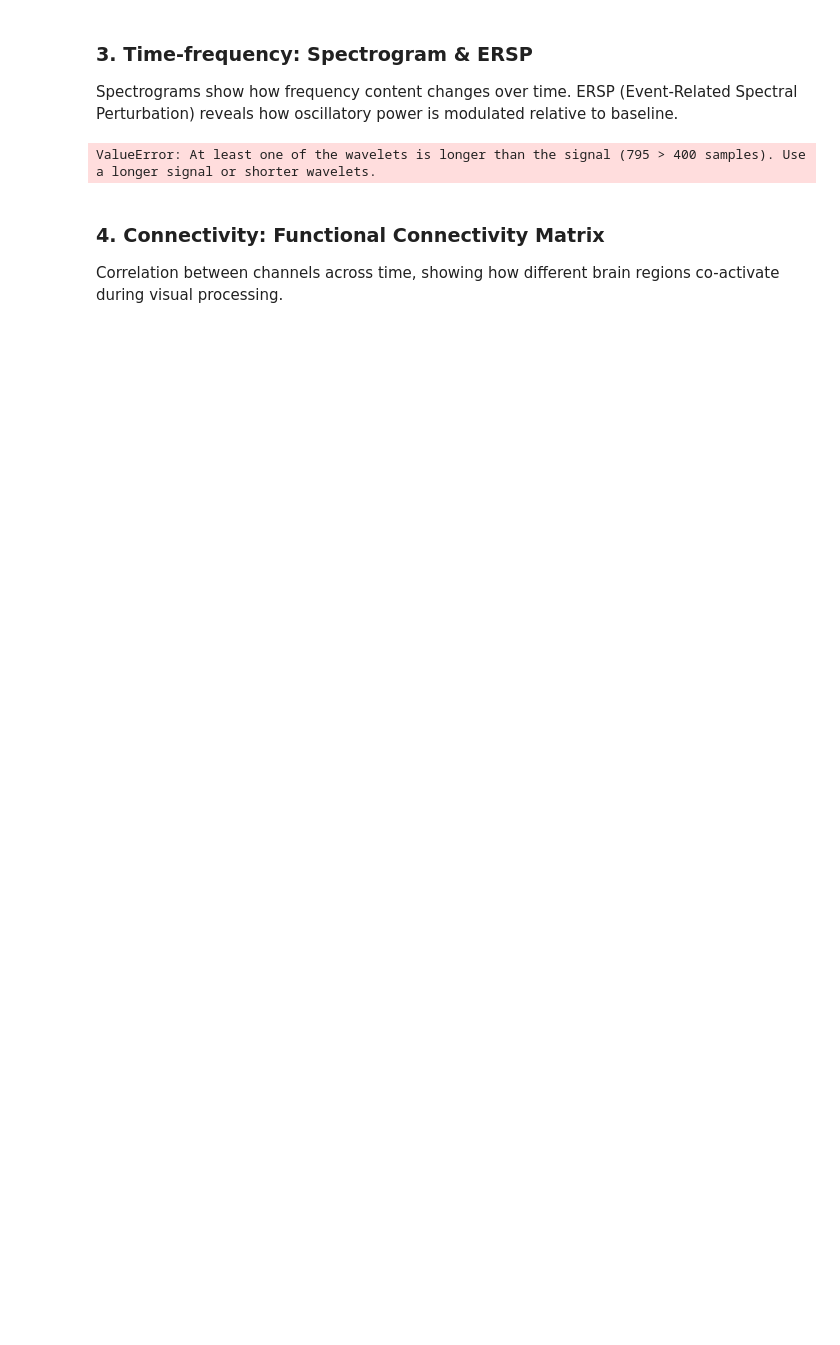
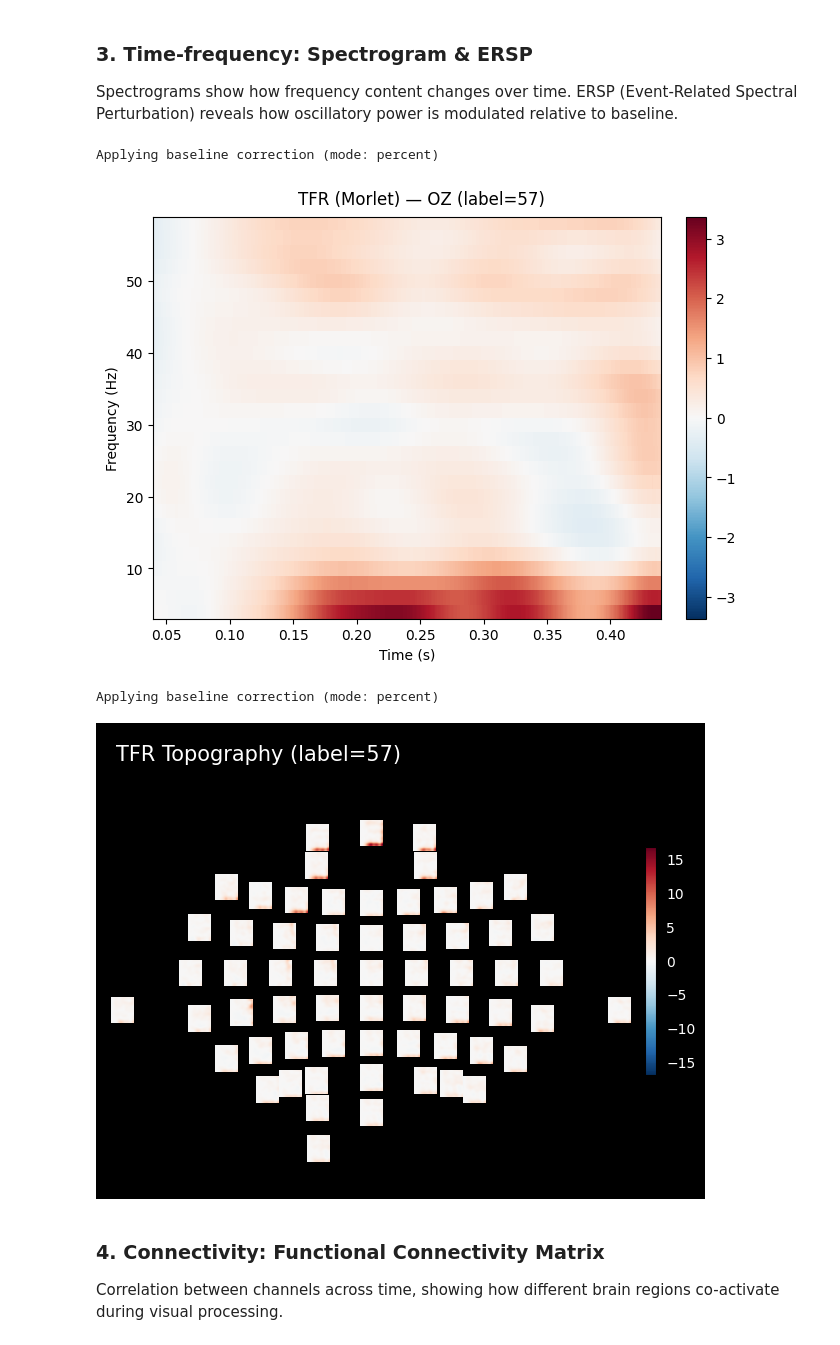
Before and after one commit to RTae/SUPA-EEG, a Jupyter notebook: viz.ipynb, the cells around one changed output. Saved outputs shown, nothing was run; the diff lists cells and outputs as text; code cells hidden in the pictures; blank space fills up the shorter version.

```diff
--- a/viz.ipynb
+++ b/viz.ipynb
@@ -234,25 +234,33 @@ Averaging across epochs before plotting...
 ### 3. Time-frequency: Spectrogram & ERSP
 Spectrograms show how frequency content changes over time. ERSP (Event-Related Spectral Perturbation) reveals how oscillatory power is modulated relative to baseline.
 # %%
-# 3a) Time-frequency representation (Morlet wavelets) on averaged data
-freqs = np.arange(2, 60, 2)
-# Cap n_cycles so wavelet length doesn't exceed signal length (400 samples)
-n_cycles = np.minimum(freqs / 2, 7)
+# 3a) Time-frequency representation (Morlet wavelets)
+freqs = np.arange(4, 60, 2)
+# MNE wavelet length = 2*int(n_cycles*sfreq/(2π*freq)*5)+1, must be ≤ 400
+# => n_cycles < 200 * 2π * freq / (5 * sfreq)
+n_samples = 400
+max_cycles = (n_samples // 2) * 2 * np.pi * freqs / (5 * sfreq)
+n_cycles = np.minimum(freqs / 2, max_cycles)
+n_cycles = np.maximum(n_cycles, 0.5)
+
 tfr = epochs.compute_tfr(method="morlet", freqs=freqs, n_cycles=n_cycles, average=True)
 
 # Single-channel TFR
 fig = tfr.plot(picks=["OZ"], baseline=(0.04, 0.1), mode="percent", show=False,
                title=f"TFR (Morlet) — OZ (label={target_label})")
 plt.show()
 
 # 3b) TFR topomaps at selected time points
 fig = tfr.plot_topo(
     baseline=(0.04, 0.1), mode="percent", show=False,
     title=f"TFR Topography (label={target_label})",
 )
 plt.show()
 # %% [output]
-ValueError: At least one of the wavelets is longer than the signal (795 > 400 samples). Use a longer signal or shorter wavelets.
+Applying baseline correction (mode: percent)
+[figure, added]
+Applying baseline correction (mode: percent)
+[figure, added]
 # %% [markdown]
 ### 4. Connectivity: Functional Connectivity Matrix
 Correlation between channels across time, showing how different brain regions co-activate during visual processing.
```
Also changed, not shown: parts of 6 cells of this notebook, 2 other files.
